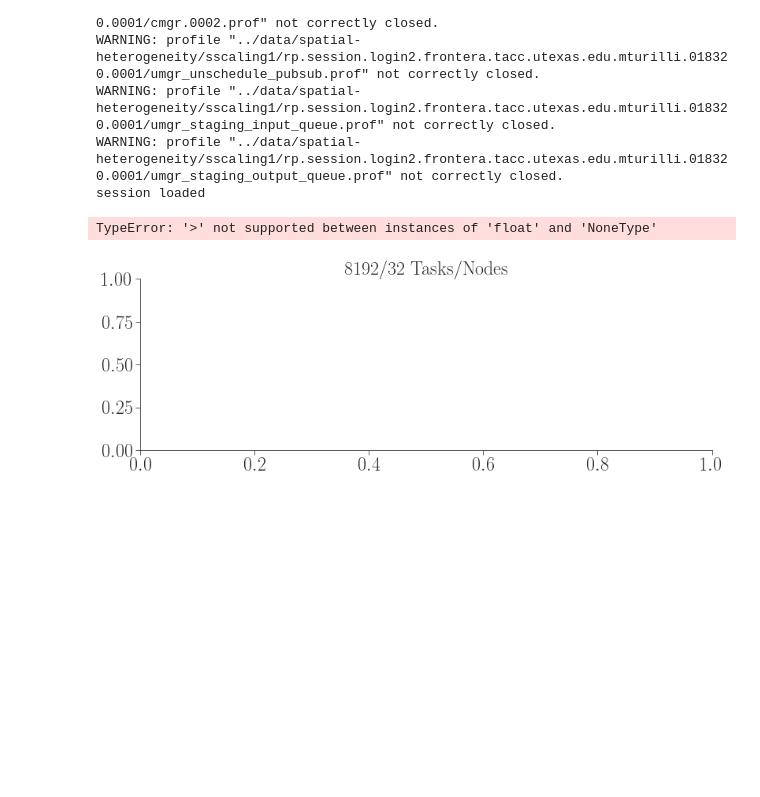
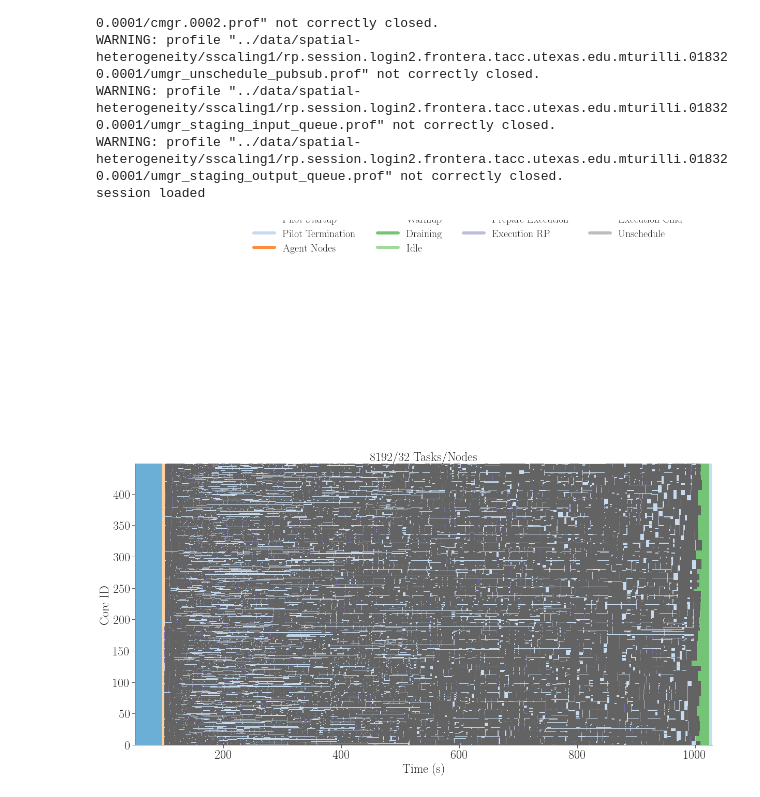
Before and after one commit to radical-experiments/rp.paper, a Jupyter notebook: analysis/spatial_heterogeneity/sscaling-ru.ipynb, the cells around one changed output. Cells and saved outputs as stored; diff of their text form; code cells hidden in the pictures; blank space fills up the shorter version.

```diff
--- a/analysis/spatial_heterogeneity/sscaling-ru.ipynb
+++ b/analysis/spatial_heterogeneity/sscaling-ru.ipynb
@@ -68,7 +68,7 @@ def update_ticks(x, pos):
 sid = 'rp.session.login2.frontera.tacc.utexas.edu.mturilli.018320.0001' # 8192 units| 2 nodes
 consumed = consumed_sscaling1
 
-fig, ax = fig_setup(figsize=(13,4))
+fig, ax = fig_setup(figsize=(20,10))
 
 cmap = mpl.cm.get_cmap('tab20c')
 
@@ -108,42 +108,41 @@ for metric in metrics:
                 if x_min is None:
                     x_min = orig_x
                 if x_max is None:
-                    x_min = orig_x + width
+                    x_max = orig_x + width
                 if y_min is None:
                     y_min = orig_x
                 if y_max is None:
-                    y_min = orig_x + height
+                    y_max = orig_x + height
 
                 x_min = min(x_min, orig_x)
                 y_min = min(y_min, orig_y)
                 x_max = max(x_max, orig_x + width)
                 y_max = max(y_max, orig_y + height)
 
                 patch = mpl.patches.Rectangle((orig_x, orig_y),
                                               width, height,
                                               facecolor=color,
                                               edgecolor='black',
                                               fill=True, lw=0.0)
                 ax.add_patch(patch)
 
 ax.set_xlim([x_min, x_max])
 ax.set_ylim([y_min, y_max])
 
 ax.set_xlabel('Time (s)')
 ax.set_ylabel('Core ID')
 
 ax.yaxis.set_major_formatter(mticker.FuncFormatter(update_ticks))
 
 # Add legend
 fig.legend(legend,
        [m[0] for m in metrics],
        loc='upper center',
        bbox_to_anchor=(0.5, 1.54),
        fontsize=20,
-       ncol=3)
+       ncol=4)
 
 plt.savefig('figures/paper_rp_frontera_strong_scaling_heterogeneous.pdf', dpi=300, bbox_inches='tight')
 plt.savefig('figures/paper_rp_frontera_strong_scaling_heterogeneous.png', dpi=300, bbox_inches='tight')
 # %% [output]
-TypeError: '>' not supported between instances of 'float' and 'NoneType'
-[figure, old version]
+[figure, new version]
```
Also changed, not shown: 1 other file.
